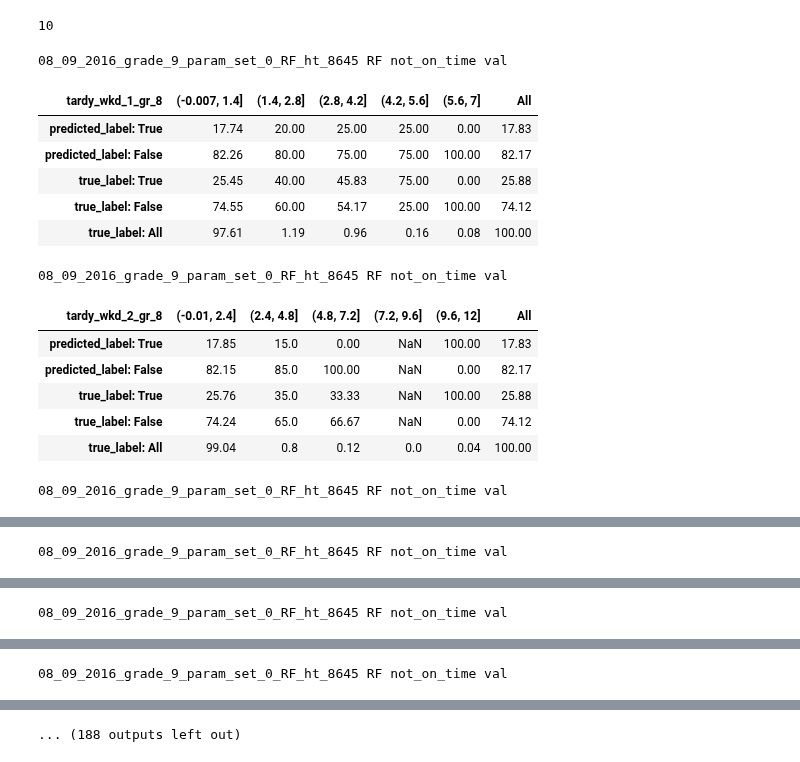
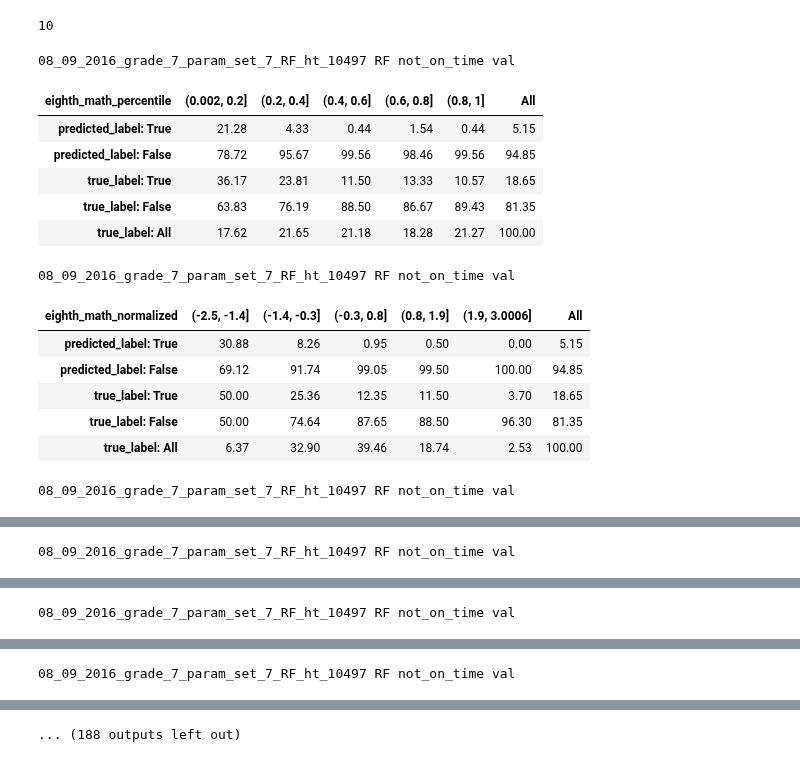
Before and after one commit to jgutman/mvesc, a Jupyter notebook: Error_Feature_Analysis/experimenting_with_crosstabs.ipynb, the cells around one changed output, grey strips where cells are left out. Saved outputs shown, nothing was run; the diff lists cells and outputs as text; code cells hidden in the pictures.

Commit message:
updated with top 10 features for top RF models all prediction grade levels

```diff
--- a/Error_Feature_Analysis/experimenting_with_crosstabs.ipynb
+++ b/Error_Feature_Analysis/experimenting_with_crosstabs.ipynb
@@ -216,3 +216,0 @@ def make_df_categorical(raw_data):
-# %%
-path = os.path.join('/home/jgutman/mvesc', 'Error_Feature_Analysis', 'pkls')
-filename = 'updated_crosstabs.pkl'
@@ -225,2 +216,0 @@ model_list = [model[0] for model in all_top_crosstabs.keys()]
-# %%
-load_pkl = False
@@ -272,38 +250,71 @@ specific_feature_list = dict()
+# %%
+# models and features to display crosstabs for
+ignore_splits = set('train')
+ignore_models = set()
+ignore_outcomes = set()
+specific_feature_list = dict()
+specific_feature_list = {'08_09_2016_grade_10_param_set_0_RF_ht_8680':
+    ['gpa_district_gr_9', 'absence_gr_9', 'gpa_gr_9', 'humanities_gpa_gr_9',
+    'eighth_math_percentile', 'health_gpa_gr_9', 'eighth_math_normalized',
+    'eighth_read_normalized', 'stem_gpa_gr_9', 'seventh_math_normalized'],
+'08_09_2016_grade_6_param_set_0_RF_ht_8585': ['sixth_math_percentile',
+    'eighth_math_normalized', 'sixth_math_normalized',
+    'eighth_math_percentile', 'fifth_socstudies_normalized',
+    'eighth_science_normalized', 'eighth_science_percentile',
+    'absence_gr_5', 'sixth_read_normalized', 'seventh_read_percentile'],
+'08_09_2016_grade_7_param_set_7_RF_ht_10497': ['eighth_math_percentile',
+    'eighth_math_normalized', 'sixth_math_percentile',
+    'sixth_math_normalized', 'eighth_read_normalized', 'gpa_district_gr_6',
+    'absence_gr_6', 'fifth_socstudies_normalized',
+    'eighth_science_normalized', 'seventh_read_normalized'],
+'08_09_2016_grade_8_param_set_13_RF_ht_13254': ['gpa_gr_7',
+    'gpa_district_gr_7', 'stem_gpa_gr_7', 'humanities_gpa_gr_7',
+    'eighth_math_percentile', 'absence_gr_7', 'eighth_math_normalized',
+    'eighth_science_normalized', 'eighth_science_percentile',
+    'sixth_math_percentile'],
+'08_09_2016_grade_9_param_set_0_RF_ht_8645': ['gpa_gr_8',
+    'gpa_district_gr_8', 'absence_gr_8', 'eighth_math_percentile',
+    'stem_gpa_gr_8', 'eighth_math_normalized', 'humanities_gpa_gr_8',
+    'eighth_science_normalized', 'seventh_read_normalized',
+    'eighth_read_normalized']}
 # %%
 for model in all_top_crosstabs.keys():
     filename = model[0]
     model_name = model[1]
     outcome = model[2]
     split = model[3]
+
     if (model_name in ignore_models or split in ignore_splits or
         outcome in ignore_outcomes):
         continue
+
     else:
-        if not specific_feature_list:
+        if (filename in specific_feature_list):
+            feature_list = specific_feature_list[filename]
+        else:
             feature_list = all_top_crosstabs[model].keys()
-        else:
-            feature_list = specific_feature_list
+
         for feature in feature_list:
             try:
                 print(filename, model_name, outcome, split)
                 get_specific_cross_tabs(
                     all_top_crosstabs, model, feature)
             except KeyError:
                 print('{} not in {}'.format(feature, filename))
                 continue
 # %% [output]
-08_09_2016_grade_9_param_set_0_RF_ht_8645 RF not_on_time val
+08_09_2016_grade_7_param_set_7_RF_ht_10497 RF not_on_time val
-| tardy_wkd_1_gr_8 | (-0.007, 1.4] | (1.4, 2.8] | (2.8, 4.2] | (4.2, 5.6] | (5.6, 7] | All |
-| predicted_label: True | 17.74 | 20.00 | 25.00 | 25.00 | 0.00 | 17.83 |
-| predicted_label: False | 82.26 | 80.00 | 75.00 | 75.00 | 100.00 | 82.17 |
-| true_label: True | 25.45 | 40.00 | 45.83 | 75.00 | 0.00 | 25.88 |
-| true_label: False | 74.55 | 60.00 | 54.17 | 25.00 | 100.00 | 74.12 |
-| true_label: All | 97.61 | 1.19 | 0.96 | 0.16 | 0.08 | 100.00 |
+| eighth_math_percentile | (0.002, 0.2] | (0.2, 0.4] | (0.4, 0.6] | (0.6, 0.8] | (0.8, 1] | All |
+| predicted_label: True | 21.28 | 4.33 | 0.44 | 1.54 | 0.44 | 5.15 |
+| predicted_label: False | 78.72 | 95.67 | 99.56 | 98.46 | 99.56 | 94.85 |
+| true_label: True | 36.17 | 23.81 | 11.50 | 13.33 | 10.57 | 18.65 |
+| true_label: False | 63.83 | 76.19 | 88.50 | 86.67 | 89.43 | 81.35 |
+| true_label: All | 17.62 | 21.65 | 21.18 | 18.28 | 21.27 | 100.00 |
-08_09_2016_grade_9_param_set_0_RF_ht_8645 RF not_on_time val
+08_09_2016_grade_7_param_set_7_RF_ht_10497 RF not_on_time val
-| tardy_wkd_2_gr_8 | (-0.01, 2.4] | (2.4, 4.8] | (4.8, 7.2] | (7.2, 9.6] | (9.6, 12] | All |
-| predicted_label: True | 17.85 | 15.0 | 0.00 | NaN | 100.00 | 17.83 |
-| predicted_label: False | 82.15 | 85.0 | 100.00 | NaN | 0.00 | 82.17 |
-| true_label: True | 25.76 | 35.0 | 33.33 | NaN | 100.00 | 25.88 |
-| true_label: False | 74.24 | 65.0 | 66.67 | NaN | 0.00 | 74.12 |
-| true_label: All | 99.04 | 0.8 | 0.12 | 0.0 | 0.04 | 100.00 |
+| eighth_math_normalized | (-2.5, -1.4] | (-1.4, -0.3] | (-0.3, 0.8] | (0.8, 1.9] | (1.9, 3.0006] | All |
+| predicted_label: True | 30.88 | 8.26 | 0.95 | 0.50 | 0.00 | 5.15 |
+| predicted_label: False | 69.12 | 91.74 | 99.05 | 99.50 | 100.00 | 94.85 |
+| true_label: True | 50.00 | 25.36 | 12.35 | 11.50 | 3.70 | 18.65 |
+| true_label: False | 50.00 | 74.64 | 87.65 | 88.50 | 96.30 | 81.35 |
+| true_label: All | 6.37 | 32.90 | 39.46 | 18.74 | 2.53 | 100.00 |
-08_09_2016_grade_9_param_set_0_RF_ht_8645 RF not_on_time val
+08_09_2016_grade_7_param_set_7_RF_ht_10497 RF not_on_time val
@@ -316 +327 @@ for model in all_top_crosstabs.keys():
-08_09_2016_grade_9_param_set_0_RF_ht_8645 RF not_on_time val
+08_09_2016_grade_7_param_set_7_RF_ht_10497 RF not_on_time val
@@ -323 +334 @@ for model in all_top_crosstabs.keys():
-08_09_2016_grade_9_param_set_0_RF_ht_8645 RF not_on_time val
+08_09_2016_grade_7_param_set_7_RF_ht_10497 RF not_on_time val
@@ -330 +341 @@ for model in all_top_crosstabs.keys():
-08_09_2016_grade_9_param_set_0_RF_ht_8645 RF not_on_time val
+08_09_2016_grade_7_param_set_7_RF_ht_10497 RF not_on_time val
```
Also changed, not shown: parts of 18 cells of this notebook, 1 other file.
